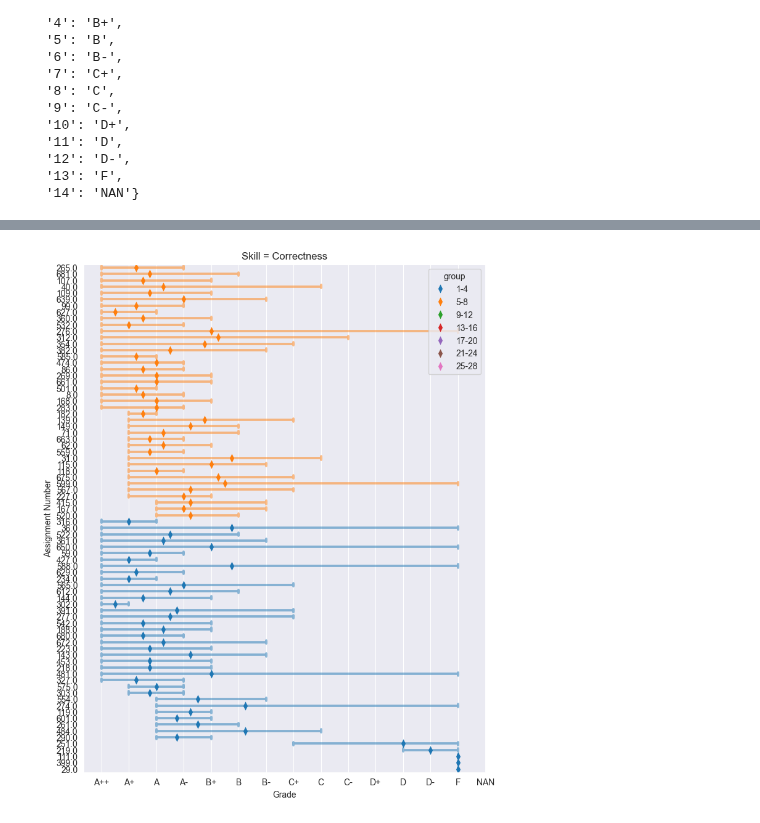
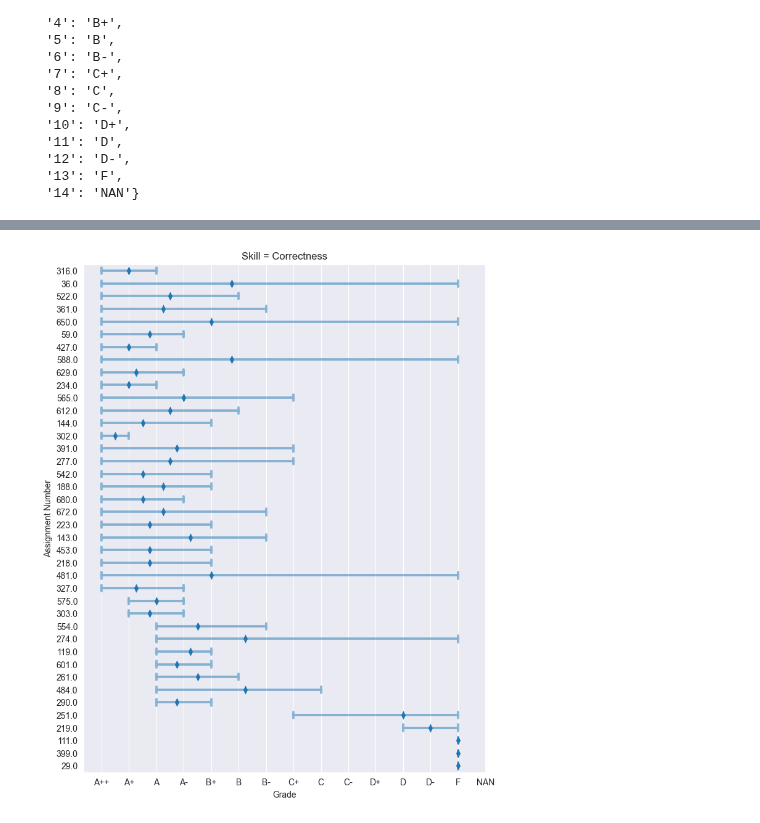
Before and after one commit to m-messer/Consistency_In_Grading_Analysis, a Jupyter notebook: grades_analysis.ipynb, the cells around one changed output, grey strips where cells are left out. Saved outputs shown, nothing was run; the diff lists cells and outputs as text; code cells hidden in the pictures.

Commit message:
PHD-360 Continued with grade per assignment number

```diff
--- a/grades_analysis.ipynb
+++ b/grades_analysis.ipynb
@@ -756,29 +799,29 @@ grade_code_dict
 # %%
-def plot_grade_per_assignment(skill, groups):
+def plot_grade_per_assignment(skill, group):
     a4_dims = (8.4, 10.7)
     fig, ax = plt.subplots(figsize=a4_dims)
 
-    data = per_assignment_df[(per_assignment_df['skill'] == skill) & (per_assignment_df['group'].isin(groups))]
+    data = per_assignment_df[(per_assignment_df['skill'] == skill) & (per_assignment_df['group'] == group)]
     plot_order = data.sort_values(by=['group', 'grade'], ascending=[False, True])['assignment_number'].values
 
-    ax = sns.pointplot(data, x='grade_code', y='assignment_number', hue='group',
+    ax = sns.pointplot(data, x='grade_code', y='assignment_number',
                        markers='d', markersize=4, linestyle='None', order=plot_order,
                        errorbar=lambda x: (x.min(), x.max()), err_kws=({'alpha': 0.5}), capsize=.5
                        )
     ax.set_xticks(range(len(grade_code_dict)))
 
     labels = [grade_code_dict[item.get_text()] for item in ax.get_xticklabels() if item.get_text() in (grade_code_dict.keys())]
     ax.set_xticklabels(labels)
     ax.set_xlabel('Grade')
     ax.set_ylabel('Assignment Number')
     ax.set_title(f'Skill = {skill}')
 
-    # ax.get_figure().savefig(f'plots/grade_per_assignment/grade_per_assignment_{skill}_{group}.pdf', bbox_inches='tight')
-    # plt.close(ax.get_figure())
+    ax.get_figure().savefig(f'plots/grade_per_assignment/grade_per_assignment_{skill}_{group}.pdf', bbox_inches='tight')
+    plt.close(ax.get_figure())
 
-plot_grade_per_assignment('Correctness', ['1-4', '5-8'])
+plot_grade_per_assignment('Correctness', '1-4')
 # %% [output]
-[figure, old version]
+[figure, new version]
 # %%
 for skill in per_assignment_df['skill'].unique():
     for group in per_assignment_df['group'].unique():
```
Also changed, not shown: parts of 3 cells of this notebook.
